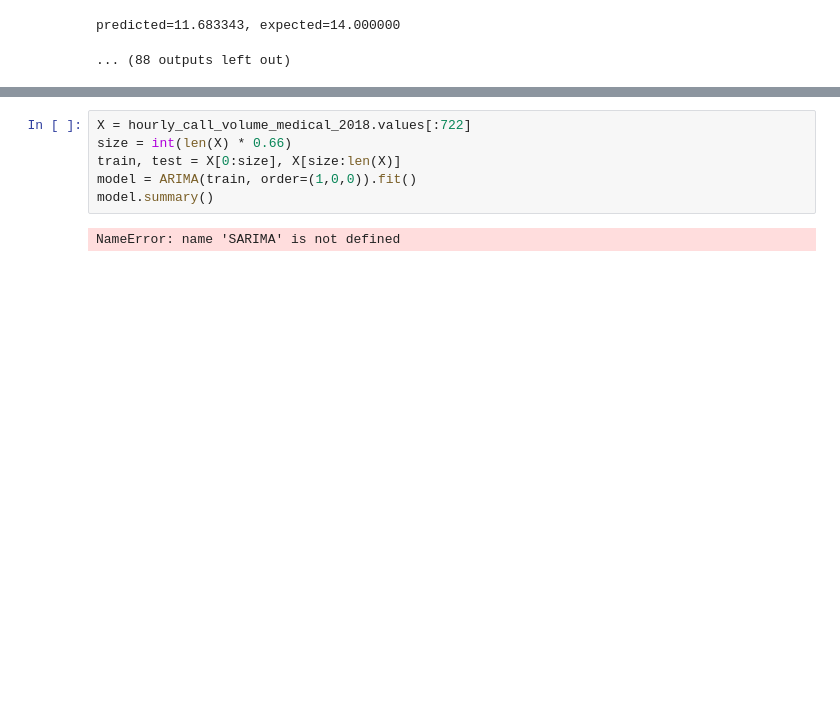
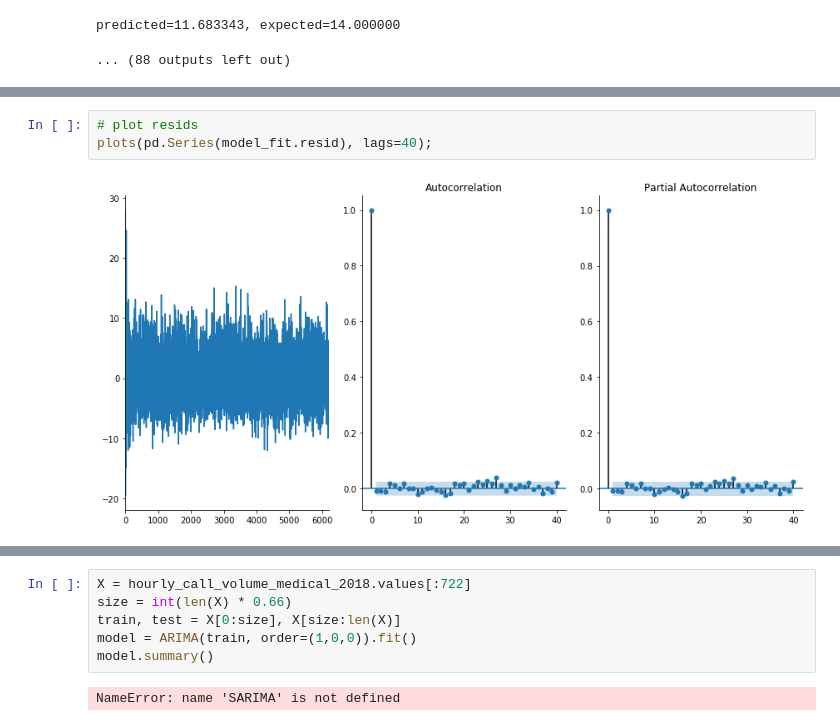
Before and after one commit to tcbonds/Project-5, a Jupyter notebook: SF_EMS_Modeling.ipynb, the cells around one changed output, grey strips where cells are left out. Saved outputs shown, nothing was run; the diff lists cells and outputs as text; blank space fills up the shorter version.

```diff
--- a/SF_EMS_Modeling.ipynb
+++ b/SF_EMS_Modeling.ipynb
@@ -412,0 +431,5 @@ sns.scatterplot(x=(range(len(test))),y=[float(x) for x in predictions]-test)
+# %%
+# plot resids
+plots(pd.Series(model_fit.resid), lags=40);
+# %% [output]
+[figure, added]
```
Also changed, not shown: parts of 13 cells of this notebook, 1 other file.
